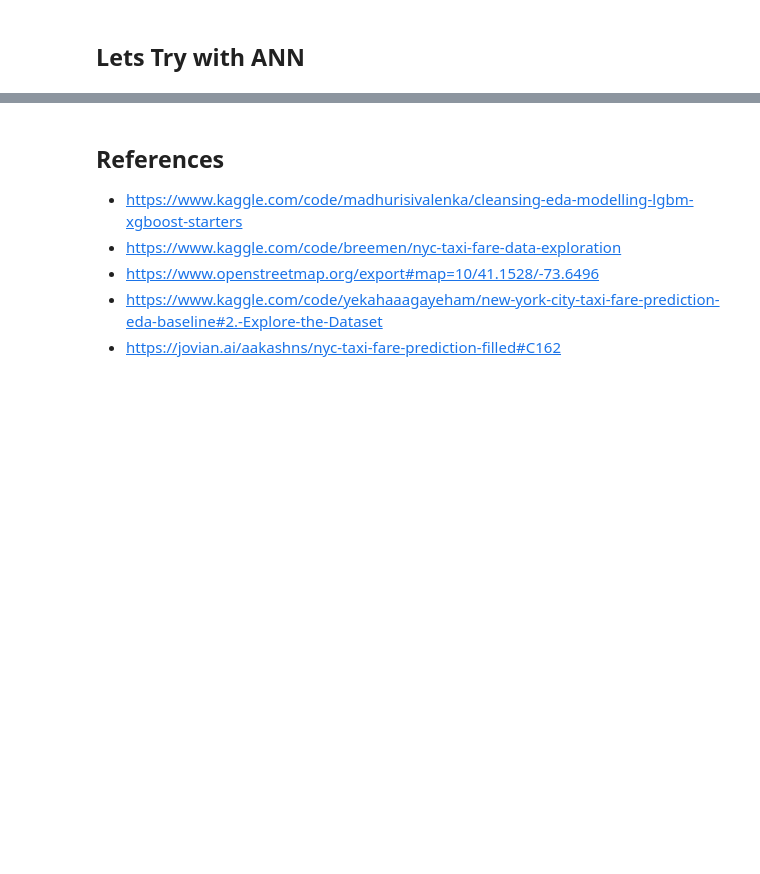
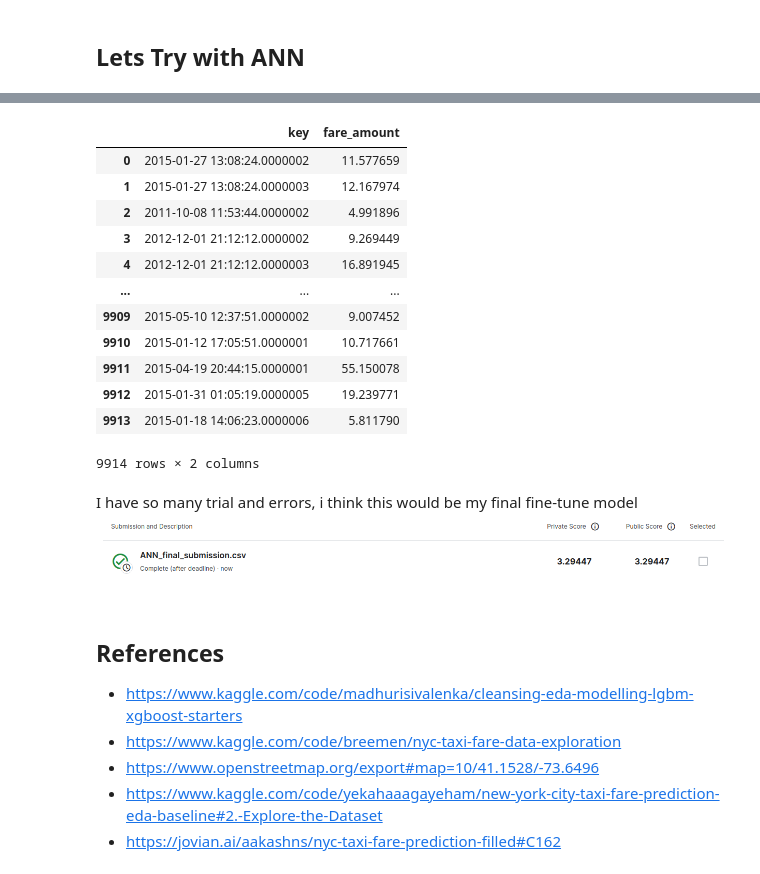
Before and after one commit to vivekpatel99/NY-taxi-fare-prediction, a Jupyter notebook: NY_Taxi_Fare_Prediction.ipynb, the cells around one changed output, grey strips where cells are left out. Saved outputs shown, nothing was run; the diff lists cells and outputs as text; code cells hidden in the pictures; blank space fills up the shorter version.

```diff
--- a/NY_Taxi_Fare_Prediction.ipynb
+++ b/NY_Taxi_Fare_Prediction.ipynb
@@ -662,5 +587,5 @@ from sklearn.preprocessing import StandardScaler
 # %%
 scaler = StandardScaler()
-X_train_scaler = scaler.fit_transform(X_train)
-X_valid_scaler = scaler.transform(X_test)
-taxi_fare_test_df = scaler.transform(X_test)
+X_train_scaled = scaler.fit_transform(X_train)
+X_test_scaled = scaler.transform(X_test)
+taxi_fare_test_df_scaled = scaler.transform(taxi_fare_test_df)
@@ -666,0 +661,4 @@ taxi_fare_test_df = scaler.transform(X_test)
+# %%
+early_stopping_cb = tf.keras.callbacks.EarlyStopping(patience=20,
+                                                     restore_best_weights=True)
+callbacks = [early_stopping_cb]
@@ -666,0 +789,3 @@ taxi_fare_test_df = scaler.transform(X_test)
+# %%
+predict_and_submit(model, 'ANN_final_submission', taxi_fare_test_df_scaled)
+# %% [output]
@@ -667,3 +793,19 @@ taxi_fare_test_df = scaler.transform(X_test)
+|  | key | fare_amount |
+| 0 | 2015-01-27 13:08:24.0000002 | 11.577659 |
+| 1 | 2015-01-27 13:08:24.0000003 | 12.167974 |
+| 2 | 2011-10-08 11:53:44.0000002 | 4.991896 |
+| 3 | 2012-12-01 21:12:12.0000002 | 9.269449 |
+| 4 | 2012-12-01 21:12:12.0000003 | 16.891945 |
+| ... | ... | ... |
+| 9909 | 2015-05-10 12:37:51.0000002 | 9.007452 |
+| 9910 | 2015-01-12 17:05:51.0000001 | 10.717661 |
+| 9911 | 2015-04-19 20:44:15.0000001 | 55.150078 |
+| 9912 | 2015-01-31 01:05:19.0000005 | 19.239771 |
+| 9913 | 2015-01-18 14:06:23.0000006 | 5.811790 |
+9914 rows × 2 columns
+# %% [markdown]
+I have so many trial and errors, i think this would be my final fine-tune model
+![image.png](attachment:image.png)
 # %% [markdown]
 ## References
 * https://www.kaggle.com/code/madhurisivalenka/cleansing-eda-modelling-lgbm-xgboost-starters
```
Also changed, not shown: parts of 45 cells of this notebook, 17 other files.
